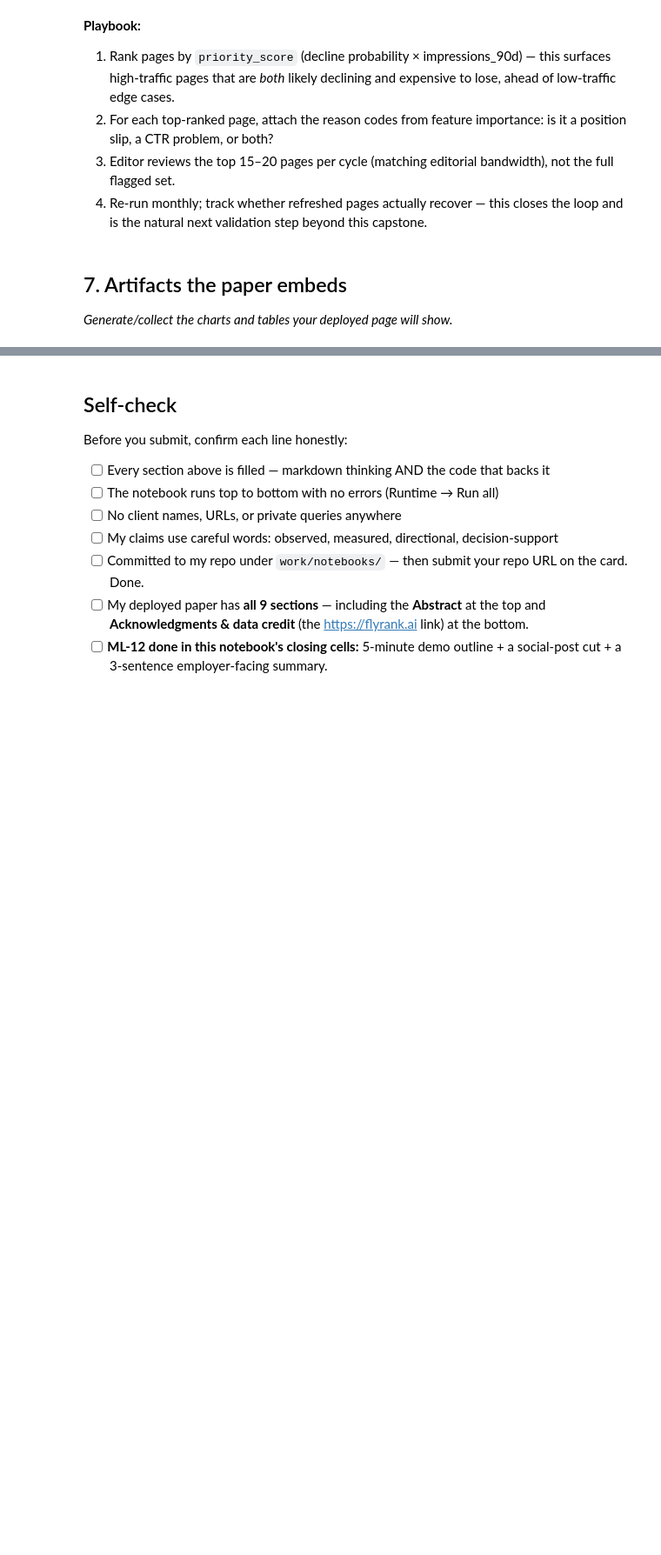
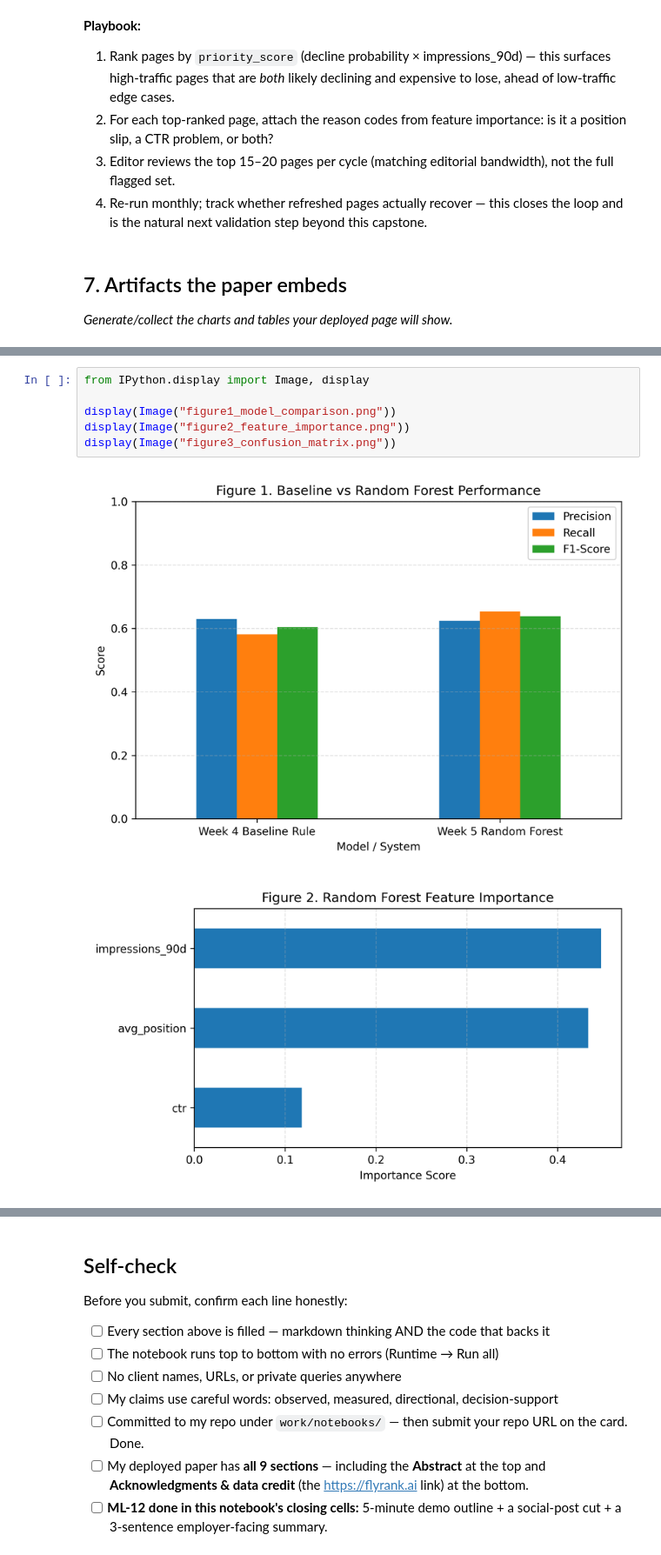
Before and after one commit to okashaahmed2/Flyrankaiintern, a Jupyter notebook: work/notebooks/capstone.ipynb, the cells around one changed output, grey strips where cells are left out. Shown at 87% size. Cells and saved outputs as stored; diff of their text form; blank space fills up the shorter version.

```diff
--- a/work/notebooks/capstone.ipynb
+++ b/work/notebooks/capstone.ipynb
@@ -198,0 +256,9 @@ Saved: capstone_charts.png — embed this in the deployed paper.
+# %%
+from IPython.display import Image, display
+
+display(Image("figure1_model_comparison.png"))
+display(Image("figure2_feature_importance.png"))
+display(Image("figure3_confusion_matrix.png"))
+# %% [output]
+[figure, added]
+[figure, added]
```
Also changed, not shown: parts of 2 cells of this notebook.
